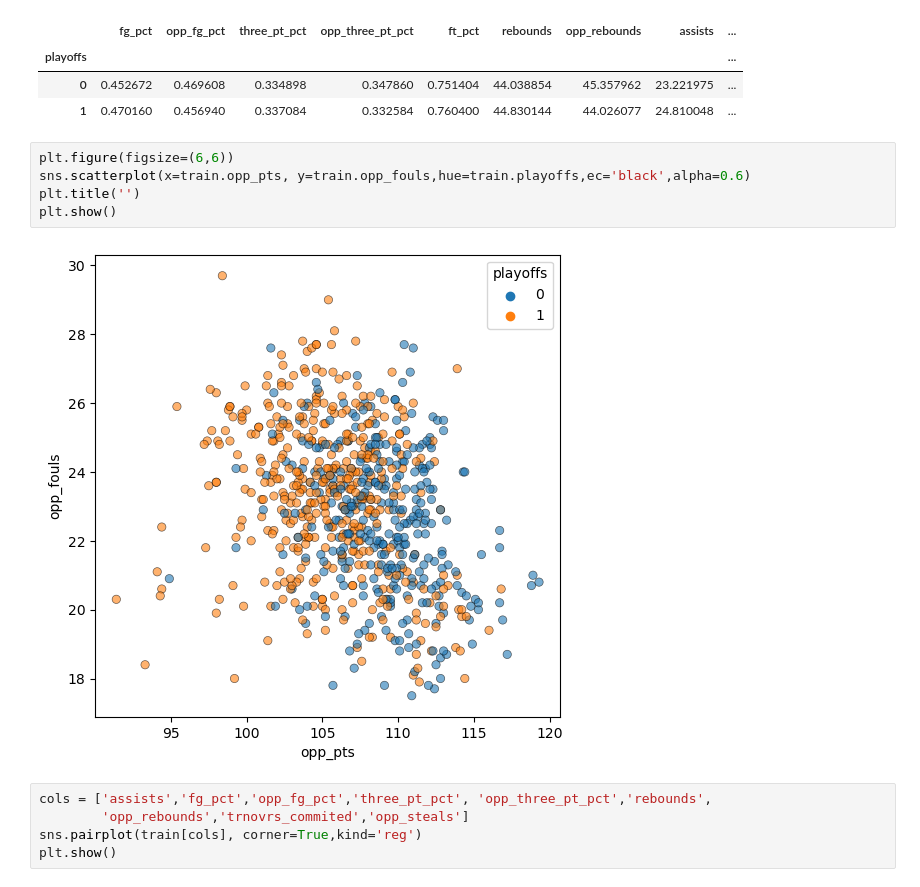
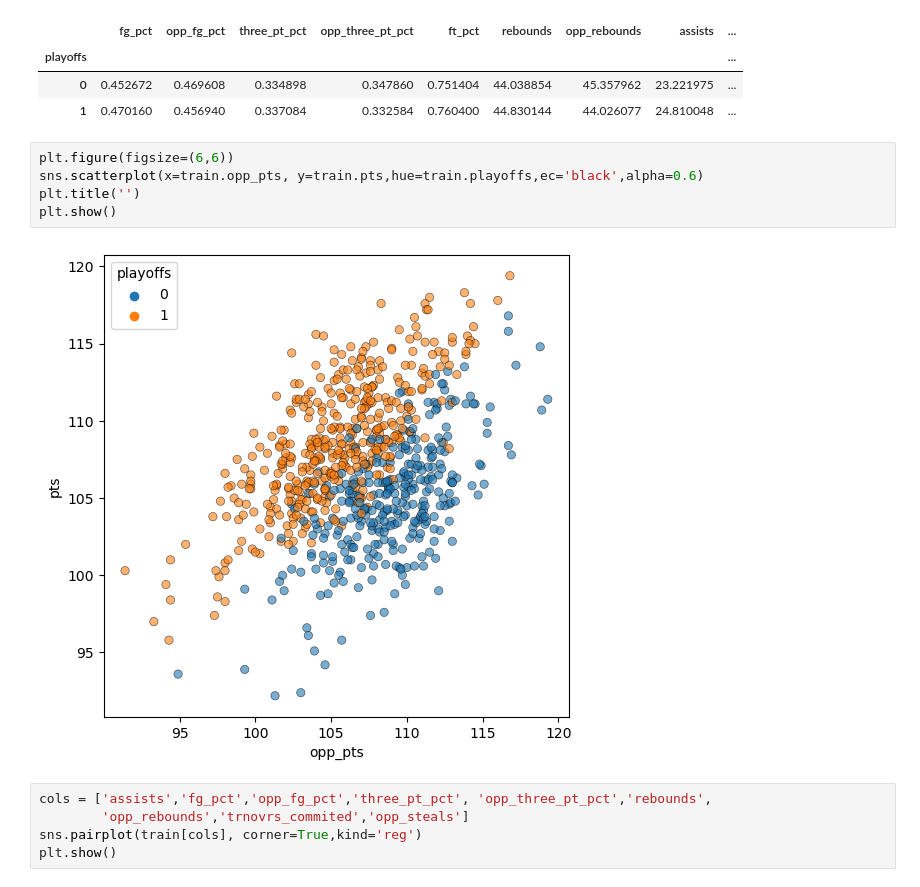
Before and after one commit to RichardAlcabes22/nba_project, a Jupyter notebook: nba_playoff_explore.ipynb, the cells around one changed output. Drawn from its saved outputs; the diff is of its cells as text.

```diff
--- a/nba_playoff_explore.ipynb
+++ b/nba_playoff_explore.ipynb
@@ -225,13 +225,13 @@ df_mean_by_playoffs
 | playoffs |  |  |  |  |  |  |  |  | ... |
 | 0 | 0.452672 | 0.469608 | 0.334898 | 0.347860 | 0.751404 | 44.038854 | 45.357962 | 23.221975 | ... |
 | 1 | 0.470160 | 0.456940 | 0.337084 | 0.332584 | 0.760400 | 44.830144 | 44.026077 | 24.810048 | ... |
-# %%
-plt.figure(figsize=(6,6))
-sns.scatterplot(x=train.opp_pts, y=train.opp_fouls,hue=train.playoffs,ec='black',alpha=0.6)
-plt.title('')
-plt.show()
-# %% [output]
-[figure, removed]
+# %%
+plt.figure(figsize=(6,6))
+sns.scatterplot(x=train.opp_pts, y=train.pts,hue=train.playoffs,ec='black',alpha=0.6)
+plt.title('')
+plt.show()
+# %% [output]
+[figure, added]
 # %%
 cols = ['assists','fg_pct','opp_fg_pct','three_pt_pct', 'opp_three_pt_pct','rebounds',
         'opp_rebounds','trnovrs_commited','opp_steals']
```
Also changed, not shown: parts of 2 cells of this notebook, 4 other files.
